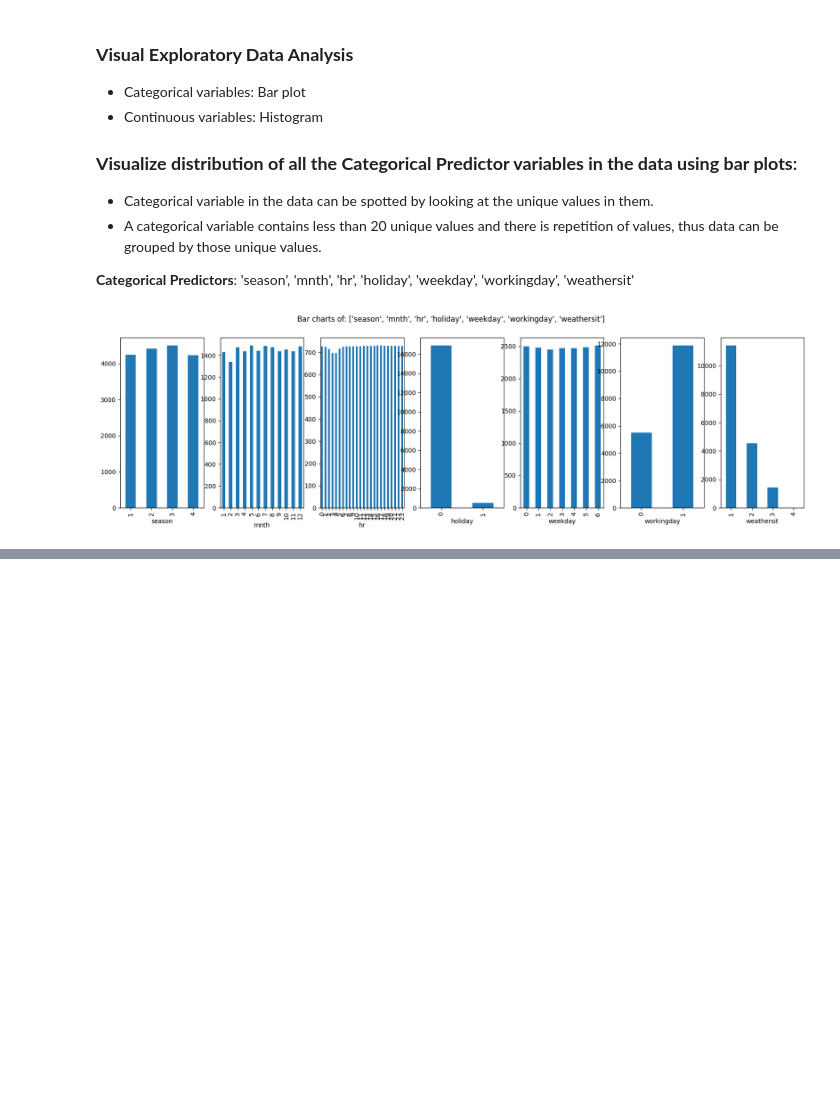
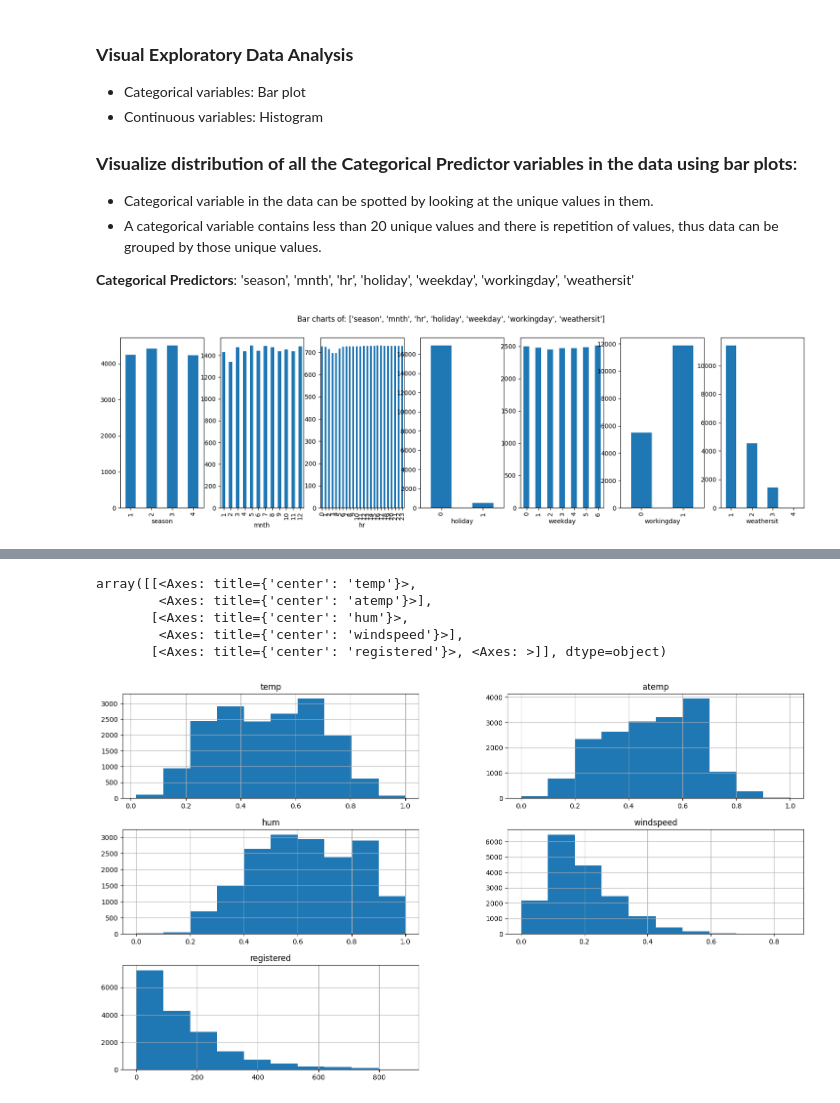
Before and after one commit to anish3565/Case_Studies, a Jupyter notebook: Regression/2. BikeRentalDemandPrediction.ipynb, the cells around one changed output, grey strips where cells are left out. Cells and saved outputs as stored; diff of their text form; code cells hidden in the pictures; blank space fills up the shorter version.

Commit message:
Changes in Bike rental Demand Prediction notebook

```diff
--- a/Regression/2. BikeRentalDemandPrediction.ipynb
+++ b/Regression/2. BikeRentalDemandPrediction.ipynb
@@ -284,0 +298,10 @@ PlotBarCharts(inpData=BikeRentalData, colsToPlot=['season', 'mnth', 'hr', 'holid
+# %%
+# Plotting histograms of multiple columns together
+BikeRentalData.hist(['temp','atemp','hum','windspeed','registered'], figsize=(18,10))
+# %% [output]
+array([[<Axes: title={'center': 'temp'}>,
+        <Axes: title={'center': 'atemp'}>],
+       [<Axes: title={'center': 'hum'}>,
+        <Axes: title={'center': 'windspeed'}>],
+       [<Axes: title={'center': 'registered'}>, <Axes: >]], dtype=object)
+[figure, added]
```
Also changed, not shown: parts of 11 cells of this notebook.
